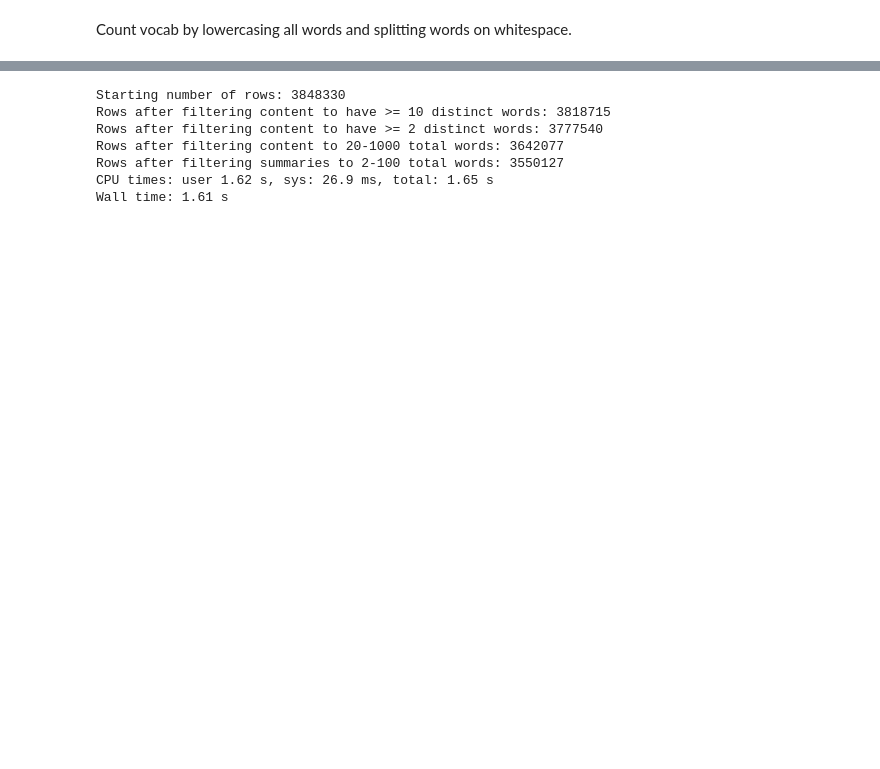
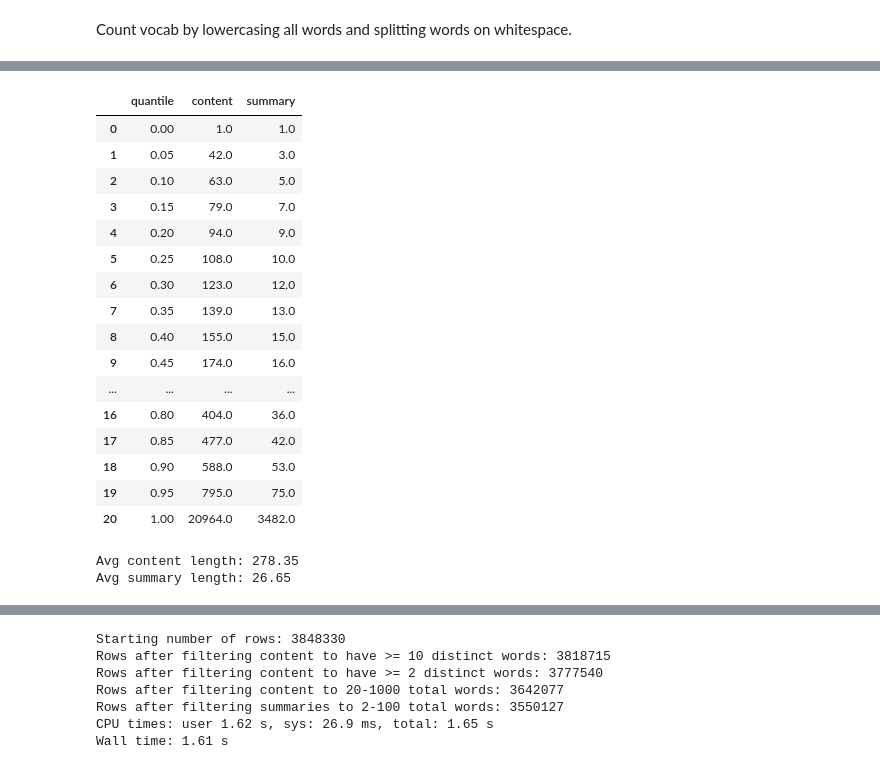
Before and after one commit to trevor-johnson/w266_reddit_summarization, a Jupyter notebook: data_setups/eda.ipynb, the cells around one changed output, grey strips where cells are left out. Saved outputs shown, nothing was run; the diff lists cells and outputs as text; code cells hidden in the pictures; blank space fills up the shorter version.

```diff
--- a/data_setups/eda.ipynb
+++ b/data_setups/eda.ipynb
@@ -92,0 +116,34 @@ Wall time: 3min 28s
+# %%
+# summary stats
+qtiles = np.linspace(0,1,21)
+pd.DataFrame({
+    "quantile": qtiles,
+    "content": np.quantile(df['content_total_words'].tolist(), qtiles),
+    'summary': np.quantile(df['summary_total_words'].tolist(), qtiles)
+})
+# %% [output]
+|  | quantile | content | summary |
+| 0 | 0.00 | 1.0 | 1.0 |
+| 1 | 0.05 | 42.0 | 3.0 |
+| 2 | 0.10 | 63.0 | 5.0 |
+| 3 | 0.15 | 79.0 | 7.0 |
+| 4 | 0.20 | 94.0 | 9.0 |
+| 5 | 0.25 | 108.0 | 10.0 |
+| 6 | 0.30 | 123.0 | 12.0 |
+| 7 | 0.35 | 139.0 | 13.0 |
+| 8 | 0.40 | 155.0 | 15.0 |
+| 9 | 0.45 | 174.0 | 16.0 |
+| ... | ... | ... | ... |
+| 16 | 0.80 | 404.0 | 36.0 |
+| 17 | 0.85 | 477.0 | 42.0 |
+| 18 | 0.90 | 588.0 | 53.0 |
+| 19 | 0.95 | 795.0 | 75.0 |
+| 20 | 1.00 | 20964.0 | 3482.0 |
+# %%
+x1 = np.mean(df['content_total_words'])
+x2 = np.mean(df['summary_total_words'])
+print(f"Avg content length: {x1:.2f}")
+print(f"Avg summary length: {x2:.2f}")
+# %% [output]
+Avg content length: 278.35
+Avg summary length: 26.65
```
Also changed, not shown: parts of 10 cells of this notebook, 3 other files.
